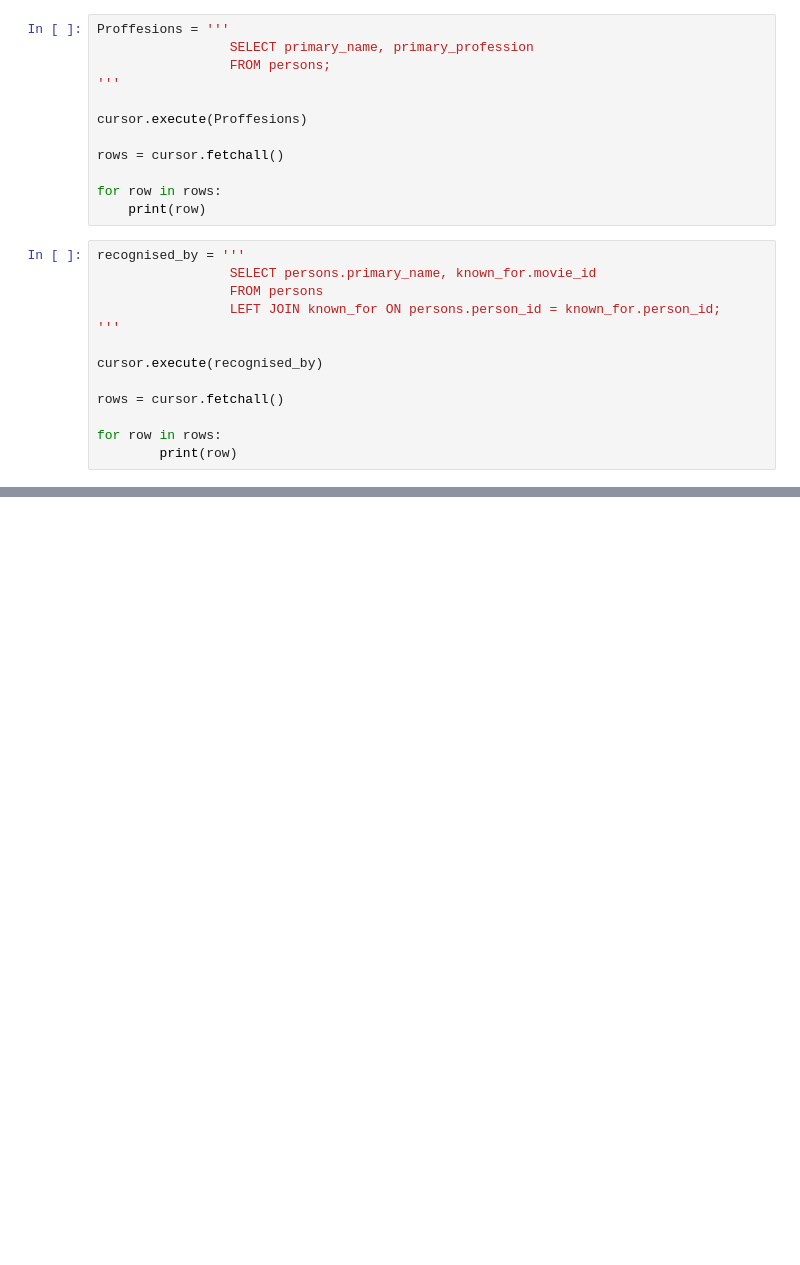
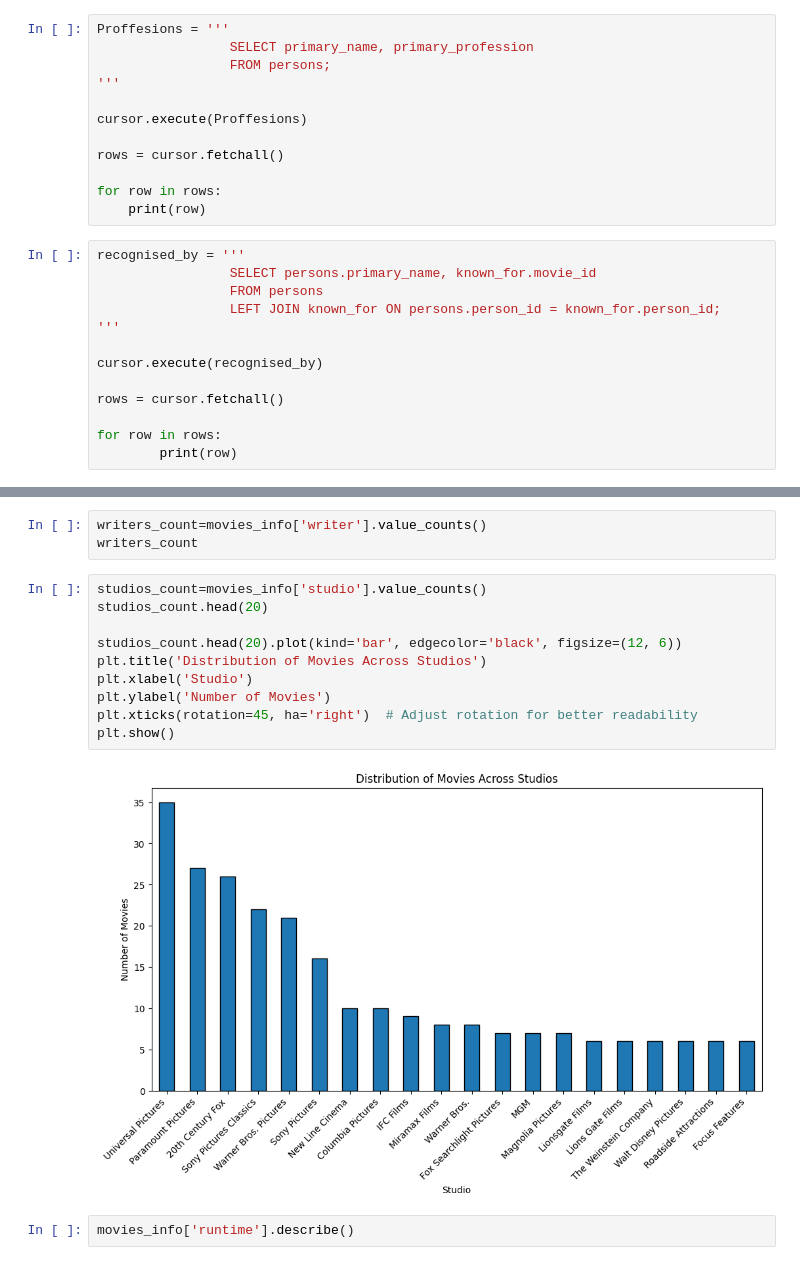
Before and after one commit to jameskoli/phase_one_project, a Jupyter notebook: index.ipynb, the cells around one changed output, grey strips where cells are left out. Drawn from its saved outputs; the diff is of its cells as text; blank space fills up the shorter version.

```diff
--- a/index.ipynb
+++ b/index.ipynb
@@ -588,0 +395,17 @@ for row in rows:
+# %%
+writers_count=movies_info['writer'].value_counts()
+writers_count
+# %%
+studios_count=movies_info['studio'].value_counts()
+studios_count.head(20)
+
+studios_count.head(20).plot(kind='bar', edgecolor='black', figsize=(12, 6))
+plt.title('Distribution of Movies Across Studios')
+plt.xlabel('Studio')
+plt.ylabel('Number of Movies')
+plt.xticks(rotation=45, ha='right')  # Adjust rotation for better readability
+plt.show()
+# %% [output]
+[figure, added]
+# %%
+movies_info['runtime'].describe()
```
Also changed, not shown: parts of 37 cells of this notebook.
